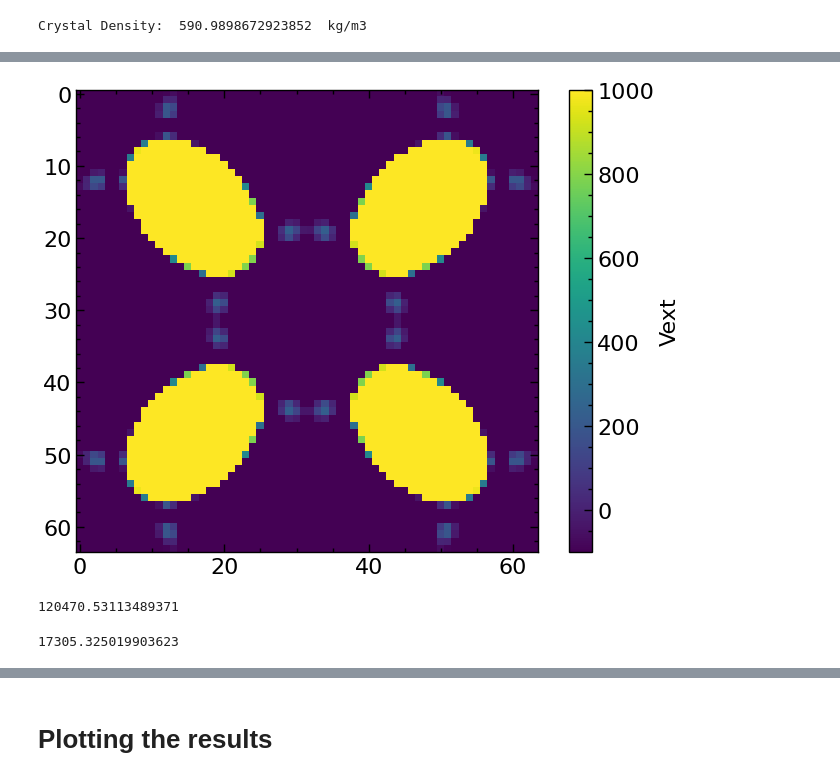
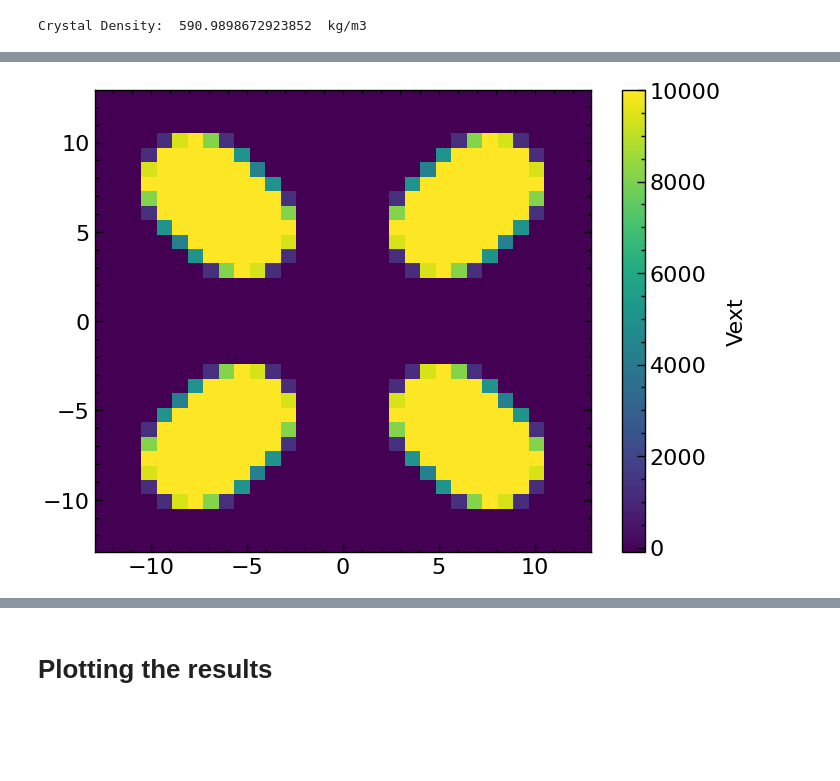
Before and after one commit to elvissoares/PyDFTlj, a Jupyter notebook: examples/Example5-Adsorption3D_on_MOFs.ipynb, the cells around one changed output, grey strips where cells are left out. Cells and saved outputs as stored; diff of their text form; code cells hidden in the pictures; blank space fills up the shorter version.

```diff
--- a/examples/Example5-Adsorption3D_on_MOFs.ipynb
+++ b/examples/Example5-Adsorption3D_on_MOFs.ipynb
@@ -80,3 +79,5 @@ Ngrid = 64
 # %%
-DFT = dft(gridsize=np.array([Ngrid,Ngrid,Ngrid]),fmtmethod='WBI',ljmethod='MMFA')
+Ngrid = 32
+DFT = dft3d(gridsize=np.array([Ngrid,Ngrid,Ngrid]))
+DFT.Set_Geometry(L)
 # %%
@@ -163,6 +153,7 @@ Wall time: 19.1 s
 # %%
-plt.imshow(DFT.Vext[:,:,26], cmap='viridis',vmin=-1e2,vmax=1e3)
+plt.figure(figsize=(8,6))
+c=plt.pcolormesh(DFT.X[:,:,Ngrid//2],DFT.Y[:,:,Ngrid//2],DFT.Vext[:,:,Ngrid//2].cpu(), cmap='viridis',vmin=-1e2,vmax=1e4)
 plt.colorbar(label='Vext')
 plt.show()
 # %% [output]
-[figure, old version]
+[figure, new version]
@@ -174,11 +160,3 @@ Vpore = np.sum(np.exp(-DFT.beta*Vextpos))*DFT.dV
-# %%
-Vpore
-# %% [output]
-120470.53113489371
-# %%
-Vcell
-# %% [output]
-17305.325019903623
 # %%
 # helium_void_fraction = Vpore/Vcell
 helium_void_fraction = 0.852
```
Also changed, not shown: parts of 34 cells of this notebook, 5 other files.
